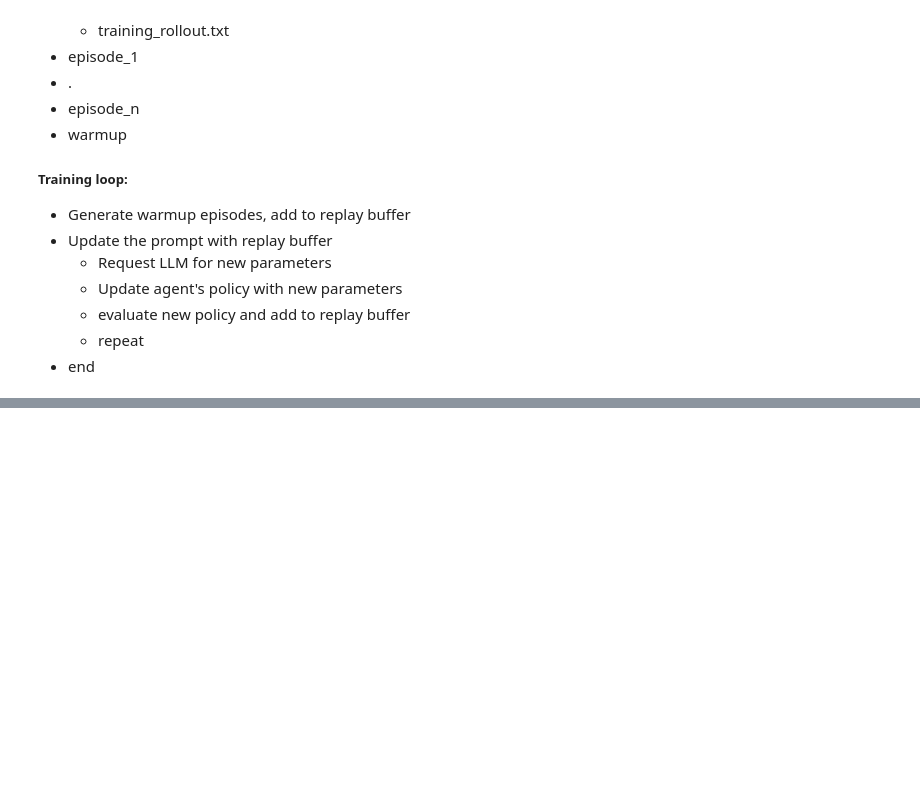
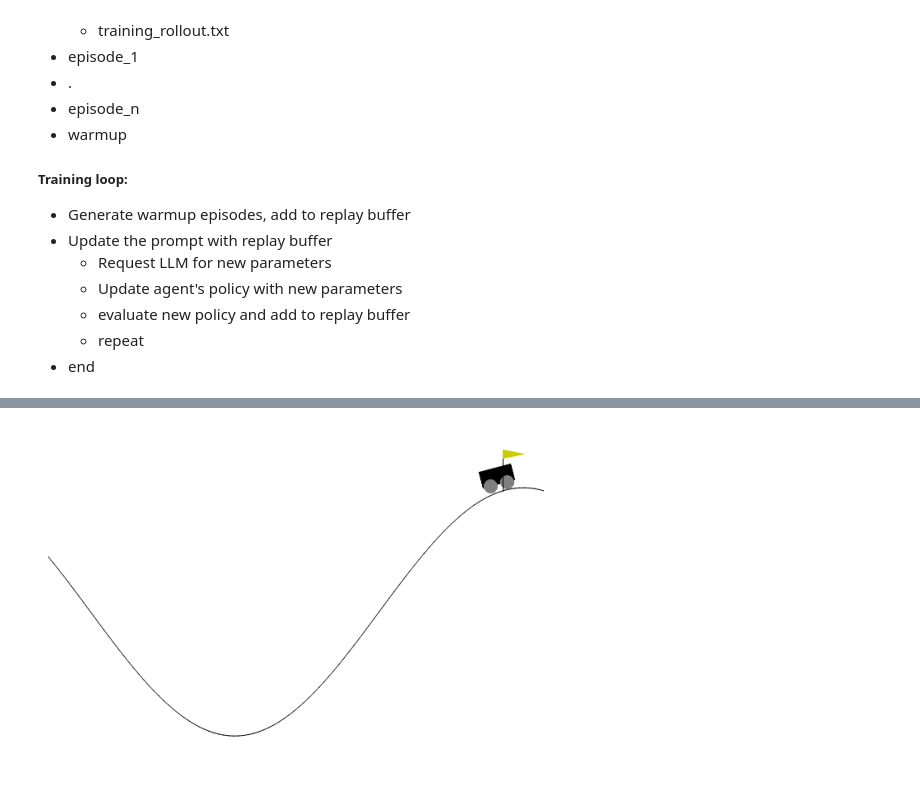
Before and after one commit to sachingrover211/llm-rl_finetune, a Jupyter notebook: examples/mountaincar_continuous_action_llm_num_optim_no_bias.ipynb, the cells around one changed output, grey strips where cells are left out. Saved outputs shown, nothing was run; the diff lists cells and outputs as text; code cells hidden in the pictures; blank space fills up the shorter version.

Commit message:
updated visualization

```diff
--- a/examples/mountaincar_continuous_action_llm_num_optim_no_bias.ipynb
+++ b/examples/mountaincar_continuous_action_llm_num_optim_no_bias.ipynb
@@ -560,0 +520,57 @@ IndexError: list index out of range
+# %%
+EPISODE_DIR = "episode_399"
+def run_policy(
+    render_mode="rgb_array",
+    logdir="logs/mountaincar_continuous_action_llm_num_optim_400_std_1_expected_r_no_bias_range",
+):
+    world = MountaincarContinuousActionWorld(
+        "MountainCarContinuous-v0",
+        render_mode=render_mode,
+        max_traj_length=MAX_TRAJ_LENGTH,
+    )
+    agent = MountaincarContinuousActionLLMNumOptimAgent(
+        logdir=logdir,
+        dim_action=1,
+        dim_state=2,
+        max_traj_count=MAX_TRAJ_COUNT,
+        llm_si_template=llm_si_template,
+        llm_model_name=LLM_MODEL_NAME,
+        num_evaluation_episodes=NUM_EVALUATION_EPISODES,
+    )
+
+    weights = []
+    with open(f"{logdir}/{EPISODE_DIR}/parameters.txt", "r") as f:
+        weights.append([float(x) for x in f.readlines()[1:]])
+    agent.policy.update_policy(weights)
+
+
+    state = world.reset()
+
+    state = np.expand_dims(state, axis=0)
+    done = False
+    step_idx = 0
+    while not done:
+        plt.close("all")
+        plt.figure()
+        plt.clf()
+        img = world.env.render()
+        if isinstance(img, np.ndarray):
+            plt.imshow(img)
+        else:
+            img = np.array(img)
+            plt.imshow(img)
+        plt.axis('off')
+
+        display.display(plt.gcf())
+        display.clear_output(wait=True)
+
+        action = agent.policy.get_action(state.T)
+        action = np.reshape(action, (1, 1))
+        next_state, reward, done = world.step(action)
+        state = next_state
+        step_idx += 1
+
+run_policy()
+plt.close("all")
+# %% [output]
+[figure, added]
```
Also changed, not shown: parts of 4 cells of this notebook.
